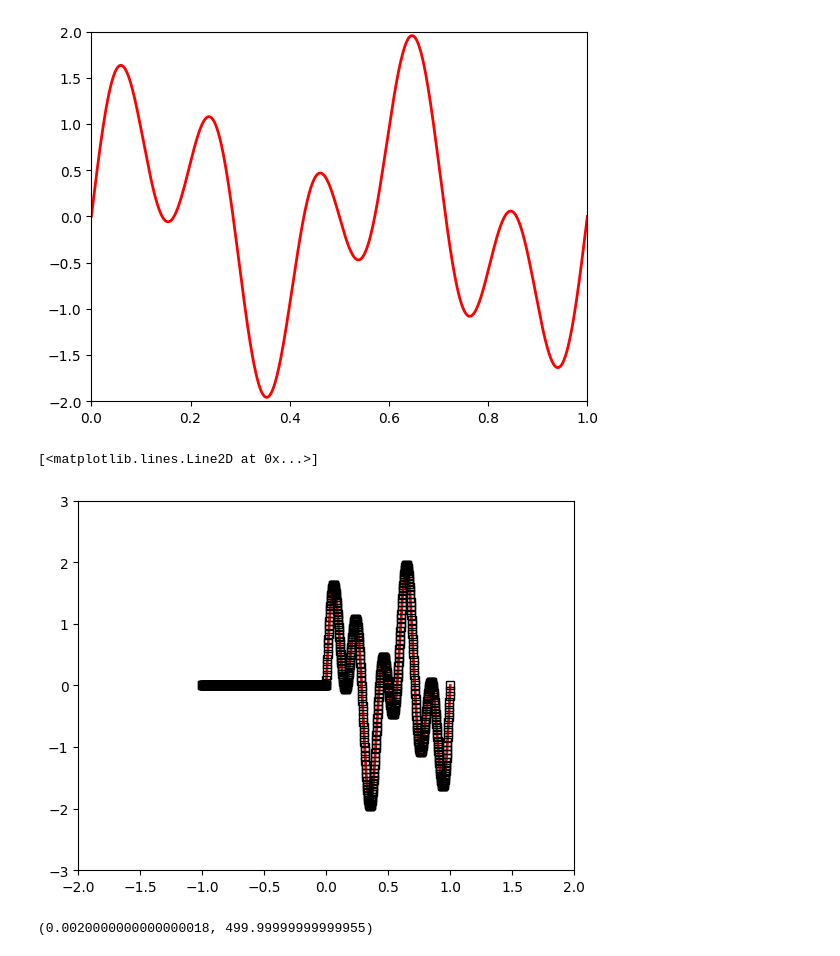
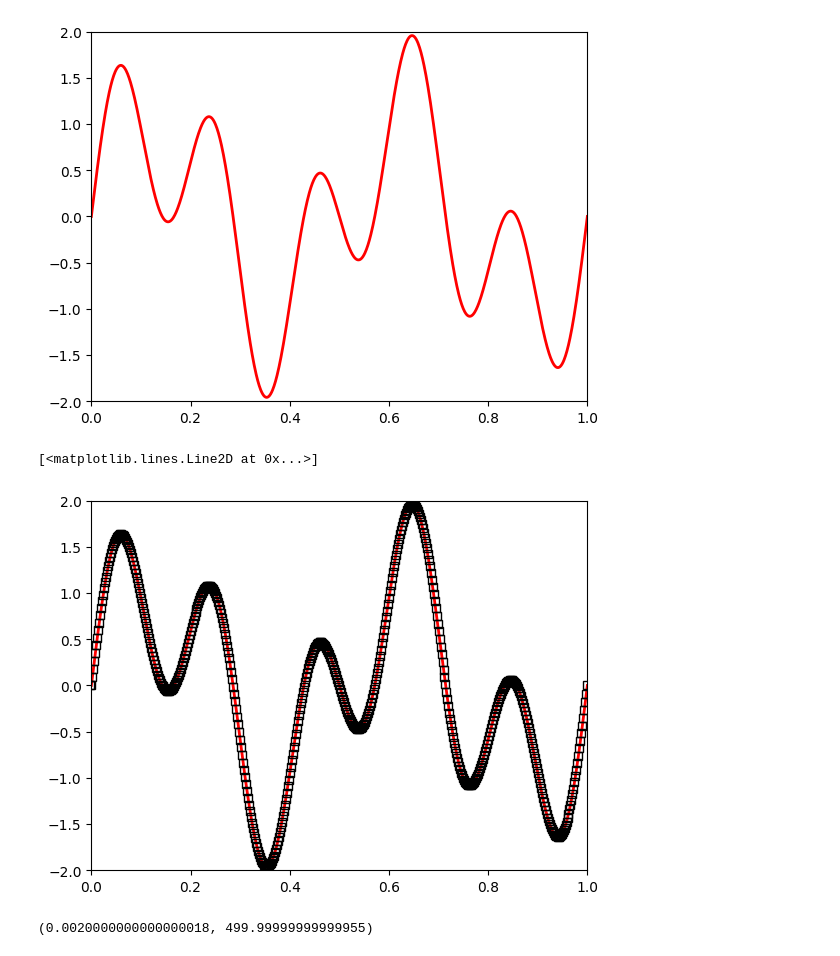
Before and after one commit to ParasKore2003/DSP, a Jupyter notebook: test.ipynb, the cells around one changed output. Drawn from its saved outputs; the diff is of its cells as text; code cells hidden in the pictures.

```diff
--- a/test.ipynb
+++ b/test.ipynb
@@ -32,15 +32,15 @@ for i in range(Ns):
 # %%
 # Plot the samples on top of the original continuous function.
 
 # Original function.
 plt.plot(ts0,f, 'r-', linewidth = 2)
-plt.axis((-2, 2, -3, 3))
+plt.axis((0, 1, -2, 2))
 
 # Add the samples.
 plt.plot(ts, ys, 'ks', fillstyle = 'none')
 # %% [output]
 [<matplotlib.lines.Line2D at 0x...>]
-[figure, old version]
+[figure, new version]
 # %%
 # Here again are the sampling period and frequency.
 Ts = ts[2] - ts[1]
```
